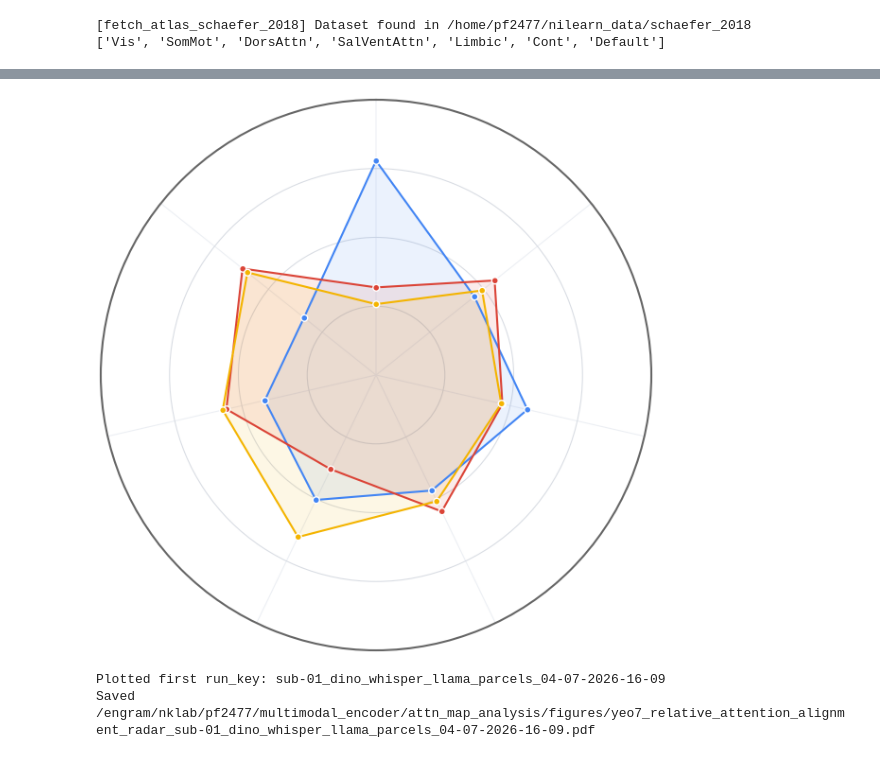
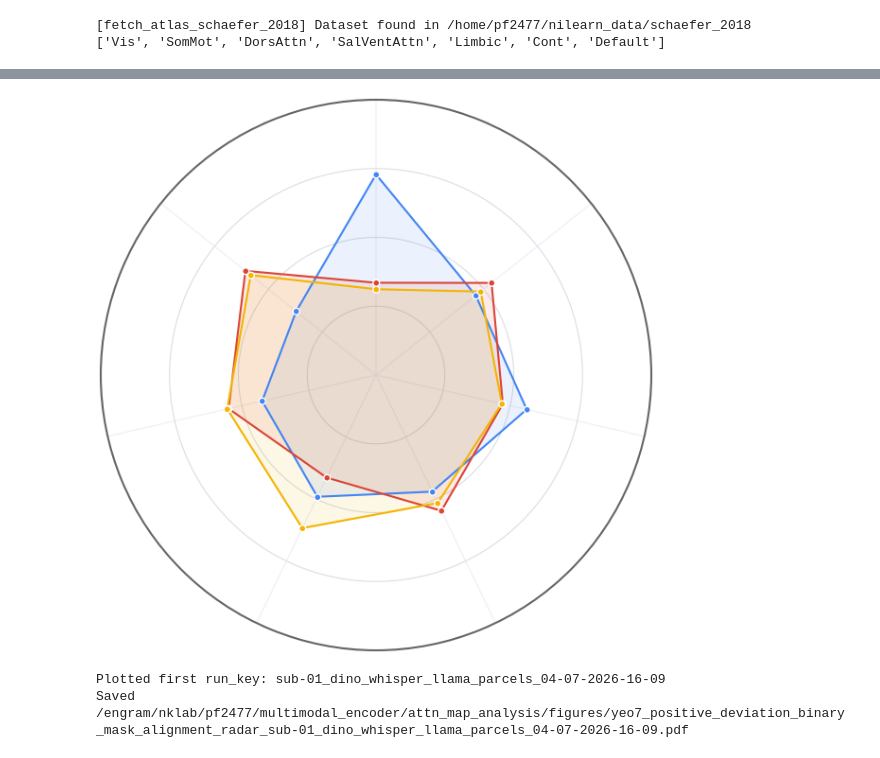
Before and after one commit to kriegeskorte-lab/multimodal_brain_encoder, a Jupyter notebook: notebooks/routing_map.ipynb, the cells around one changed output, grey strips where cells are left out. Cells and saved outputs as stored; diff of their text form; code cells hidden in the pictures.

```diff
--- a/notebooks/routing_map.ipynb
+++ b/notebooks/routing_map.ipynb
@@ -1156,5 +1457,5 @@ Saved overlap tables to /engram/nklab/pf2477/multimodal_encoder/attn_map_analysi
 # %%
-# Radar chart: modality alignment with Yeo-7 networks
+# Radar chart: signed binary-mask alignment with Yeo-7 networks
 MODALITY_COLORS = {
     "video": "#4285F4",
     "audio": "#DB4437",
@@ -1167,9 +1468,9 @@ def close_loop(values):
     return values + values[:1]
 
 
-def spearman_to_radar_radius(values):
-    # Matplotlib polar radii are non-negative. Shift [-1, 1] to [0, 2]
-    # while keeping tick labels in the original Spearman-rho scale.
+def signed_metric_to_radar_radius(values):
+    # Matplotlib polar radii are non-negative. Shift signed metrics from [-1, 1]
+    # to [0, 2]. Radius 1.0 is no signed association.
     return np.asarray(values, dtype=float) + 1.0
 
 
@@ -1193,7 +1494,7 @@ def plot_yeo7_alignment_radar(
     modalities=("video", "audio", "text"),
     network_order=None,
     colors=None,
-    value_col="spearman_rho",
+    value_col="phi",
     out_file=None,
 ):
     if network_order is None:
@@ -1214,7 +1515,7 @@ def plot_yeo7_alignment_radar(
     ax.set_theta_direction(-1)
     ax.set_ylim(0.0, 2.0)
 
-    # Keep the radial grid in Spearman space: [-1, 1]. Radius 1.0 is rho=0.
+    # Keep the radial grid in signed-metric space: [-1, 1]. Radius 1.0 is zero.
     radial_ticks = [-1.0, -0.5, 0.0, 0.5, 1.0]
     ax.set_yticks([tick + 1.0 for tick in radial_ticks])
     ax.set_yticklabels([f"{tick:g}" for tick in radial_ticks], fontsize=12, color="#4D4D4D")
@@ -1248,9 +1549,9 @@ def plot_yeo7_alignment_radar(
             .set_index("network")
             .reindex(network_order)
         )
-        rho = modality_df[value_col].to_numpy(dtype=float)
-        rho = np.clip(rho, -1.0, 1.0)
-        radius = spearman_to_radar_radius(rho)
+        values = modality_df[value_col].to_numpy(dtype=float)
+        values = np.clip(values, -1.0, 1.0)
+        radius = signed_metric_to_radar_radius(values)
         radius_closed = close_loop(radius)
         color = colors.get(modality, "#666666")
 
@@ -1263,7 +1564,7 @@ def plot_yeo7_alignment_radar(
     # ax.text(
     #     0.5,
     #     1.035,
-    #     "Spearman rho between relative attention maps and one-vs-rest network masks",
+    #     "Phi coefficient between positive-deviation masks and one-vs-rest network masks",
     #     transform=ax.transAxes,
     #     ha="center",
     #     va="center",
@@ -1288,37 +1589,37 @@ def plot_yeo7_alignment_radar(
 
     plt.tight_layout()
     if out_file is not None:
         fig.savefig(out_file, dpi=300, bbox_inches="tight", facecolor=fig.get_facecolor())
     return fig, ax
 
 
-if "yeo7_overlap_df" not in globals():
-    overlap_path = TABLE_ROOT / "yeo7_relative_attention_spearman_overlap.csv"
+if "yeo7_overlap_df" not in globals() or "phi" not in yeo7_overlap_df.columns:
+    overlap_path = TABLE_ROOT / "yeo7_positive_deviation_binary_mask_alignment.csv"
     if not overlap_path.exists():
-        raise NameError("Run the Yeo-7 Spearman overlap cell first, or create the summary CSV.")
+        raise NameError("Run the Yeo-7 binary-mask alignment cell first, or create the summary CSV.")
     yeo7_overlap_df = pd.read_csv(overlap_path)
     yeo7_overlap_df["network"] = pd.Categorical(
         yeo7_overlap_df["network"],
         categories=schaefer_labels,
         ordered=True,
     )
 
 first_run_key = str(yeo7_overlap_df["run_key"].drop_duplicates().iloc[0])
 radar_modalities = [modality for modality in ("video", "audio", "text") if modality in set(yeo7_overlap_df["modality"])]
 safe_run_key = first_run_key.replace("/", "-")
-out_file = FIGURE_ROOT / f"yeo7_relative_attention_alignment_radar_{safe_run_key}.pdf"
+out_file = FIGURE_ROOT / f"yeo7_positive_deviation_binary_mask_alignment_radar_{safe_run_key}.pdf"
 plot_yeo7_alignment_radar(
     yeo7_overlap_df,
     run_key=first_run_key,
     modalities=radar_modalities,
     network_order=schaefer_labels,
     colors=MODALITY_COLORS,
     out_file=out_file,
 )
 plt.show()
 print(f"Plotted first run_key: {first_run_key}")
 print(f"Saved {out_file}")
 # %% [output]
-[figure, old version]
+[figure, new version]
 Plotted first run_key: sub-01_dino_whisper_llama_parcels_04-07-2026-16-09
-Saved /engram/nklab/pf2477/multimodal_encoder/attn_map_analysis/figures/yeo7_relative_attention_alignment_radar_sub-01_dino_whisper_llama_parcels_04-07-2026-16-09.pdf
+Saved /engram/nklab/pf2477/multimodal_encoder/attn_map_analysis/figures/yeo7_positive_deviation_binary_mask_alignment_radar_sub-01_dino_whisper_llama_parcels_04-07-2026-16-09.pdf
```
Also changed, not shown: parts of 5 cells of this notebook, 7 other files.
